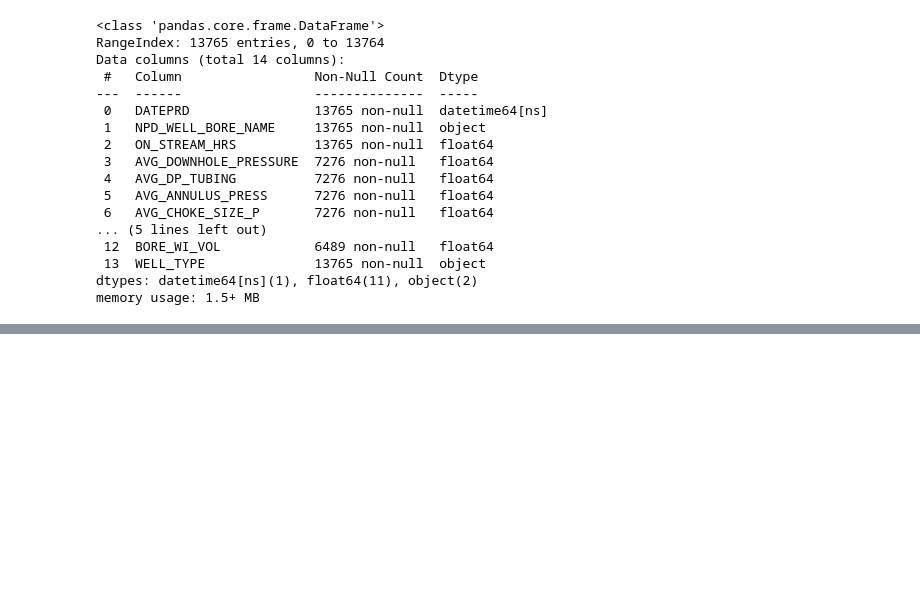
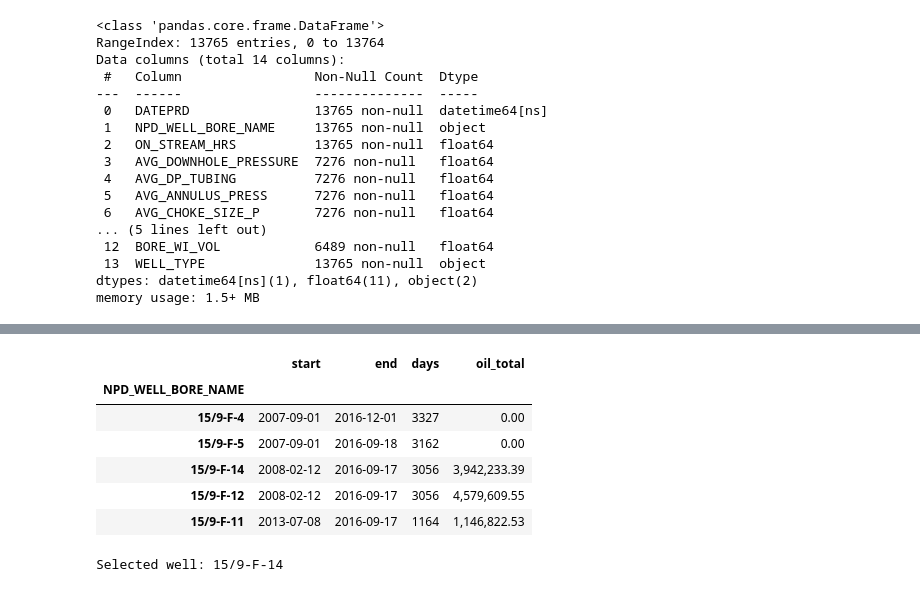
Before and after one commit to SashaVeremchuk/Gazprom-production-forecast, a Jupyter notebook: data_overview.ipynb, the cells around one changed output, grey strips where cells are left out. Saved outputs shown, nothing was run; the diff lists cells and outputs as text; code cells hidden in the pictures; blank space fills up the shorter version.

```diff
--- a/data_overview.ipynb
+++ b/data_overview.ipynb
@@ -1220,0 +1231,31 @@ memory usage: 1.5+ MB
+# %%
+DATE_COL = "DATEPRD"
+WELL_COL = "NPD_WELL_BORE_NAME"
+ONSTREAM_COL = "ON_STREAM_HRS"
+OIL_COL, GAS_COL, WATER_COL = "BORE_OIL_VOL", "BORE_GAS_VOL", "BORE_WAT_VOL"
+
+SENSOR_COLS = [
+    "AVG_DOWNHOLE_PRESSURE", "AVG_DOWNHOLE_TEMPERATURE", "AVG_DP_TUBING",
+    "AVG_ANNULUS_PRESS", "AVG_CHOKE_SIZE_P", "AVG_WHP_P", "AVG_WHT_P", "DP_CHOKE_SIZE",
+]
+SENSOR_COLS = [c for c in SENSOR_COLS if c in daily_res.columns]
+
+daily_res[DATE_COL] = pd.to_datetime(daily_res[DATE_COL], errors="coerce")
+
+well_summary = (daily_res.groupby(WELL_COL)
+                 .agg(start=(DATE_COL, "min"), end=(DATE_COL, "max"), days=(DATE_COL, "count"),
+                      oil_total=(OIL_COL, "sum"))
+                 .sort_values("days", ascending=False))
+display(well_summary)
+
+TARGET_WELL = well_summary.index[2]  # можно поменять, если хотим другую
+print("Selected well:", TARGET_WELL)
+# %% [output]
+|  | start | end | days | oil_total |
+| NPD_WELL_BORE_NAME |  |  |  |  |
+| 15/9-F-4 | 2007-09-01 | 2016-12-01 | 3327 | 0.00 |
+| 15/9-F-5 | 2007-09-01 | 2016-09-18 | 3162 | 0.00 |
+| 15/9-F-14 | 2008-02-12 | 2016-09-17 | 3056 | 3,942,233.39 |
+| 15/9-F-12 | 2008-02-12 | 2016-09-17 | 3056 | 4,579,609.55 |
+| 15/9-F-11 | 2013-07-08 | 2016-09-17 | 1164 | 1,146,822.53 |
+Selected well: 15/9-F-14
```
Also changed, not shown: parts of 8 cells of this notebook.
